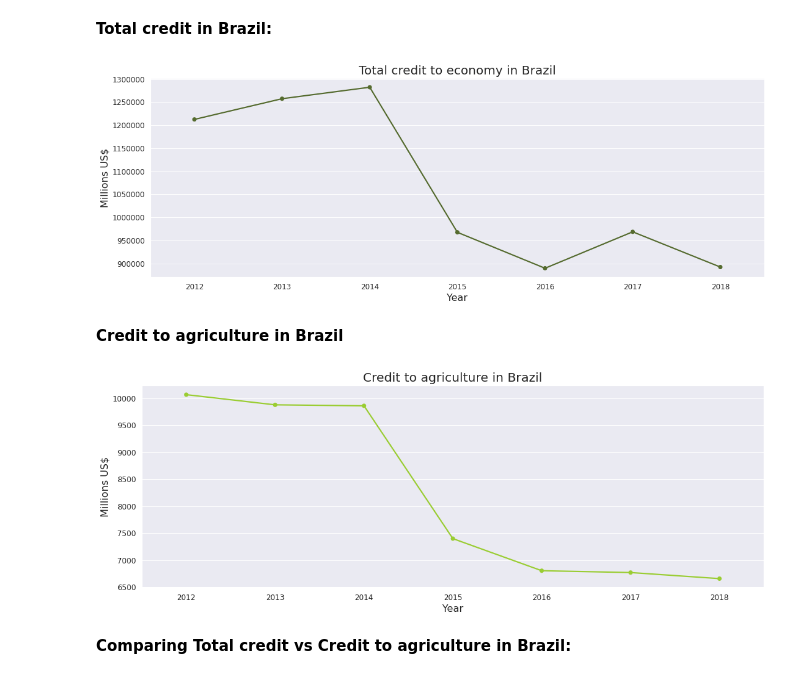
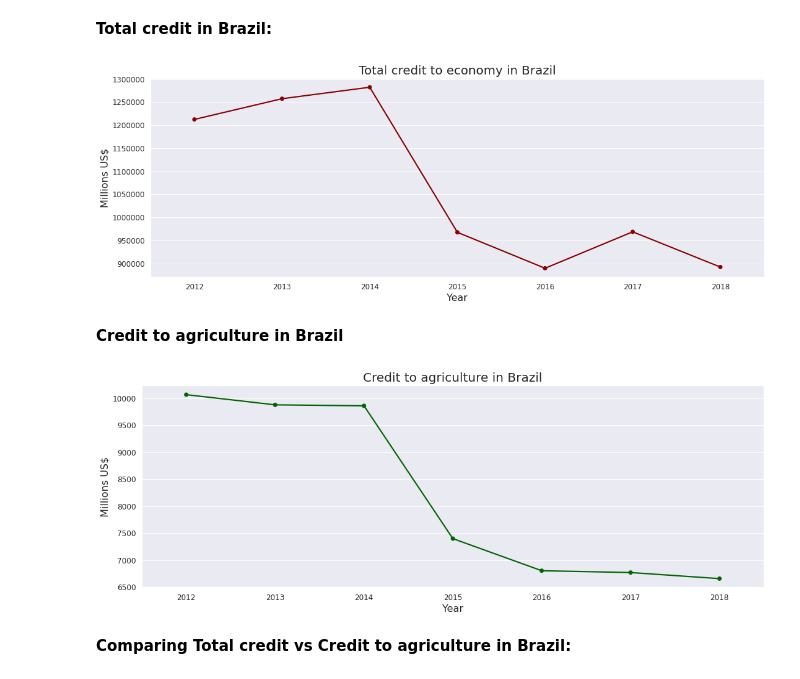
Before and after one commit to josehenriqueroveda/credit_agriculture, a Jupyter notebook: creditAgroBr.ipynb, the cells around one changed output. Cells and saved outputs as stored; diff of their text form; code cells hidden in the pictures.

```diff
--- a/creditAgroBr.ipynb
+++ b/creditAgroBr.ipynb
@@ -39,7 +39,7 @@ df_world.drop(['Domain Code','Domain','Area Code','Area','Element Code','Element
 sns.set(style='darkgrid', font_scale=1.1)
 plt.figure(figsize=(18,6))
 
-g = sns.pointplot(x=df_total.Year, y=df_total.Value, color='darkolivegreen', scale=0.8)
+g = sns.pointplot(x=df_total.Year, y=df_total.Value, color='darkred', scale=0.8)
 g.set_xticklabels(labels=df_total['Year'], fontsize=12, rotation=0)
 g.set_xlabel(xlabel='Year', fontsize=16)
 g.set_ylabel(ylabel='Millions US$', fontsize=16)
@@ -47,21 +47,21 @@ g.set_title(label='Total credit to economy in Brazil', fontsize=20)
 plt.ticklabel_format(style='plain', axis='y')
 plt.show()
 # %% [output]
-[figure, old version]
+[figure, new version]
 # %% [markdown]
 **Credit to agriculture in Brazil**
 # %%
 plt.figure(figsize=(18,6))
 
-g1 = sns.pointplot(x=df_agro.Year, y=df_agro.Value, color='yellowgreen', scale=0.8)
+g1 = sns.pointplot(x=df_agro.Year, y=df_agro.Value, color='darkgreen', scale=0.8)
 g1.set_xticklabels(labels=df_agro['Year'], fontsize=12, rotation=0)
 g1.set_xlabel(xlabel='Year', fontsize=16)
 g1.set_ylabel(ylabel='Millions US$', fontsize=16)
 g1.set_title(label='Credit to agriculture in Brazil', fontsize=20)
 plt.ticklabel_format(style='plain', axis='y')
 plt.show()
 # %% [output]
-[figure, old version]
+[figure, new version]
 # %% [markdown]
 **Comparing Total credit vs Credit to agriculture in Brazil:**
 # %%
```
Also changed, not shown: parts of 6 cells of this notebook.
